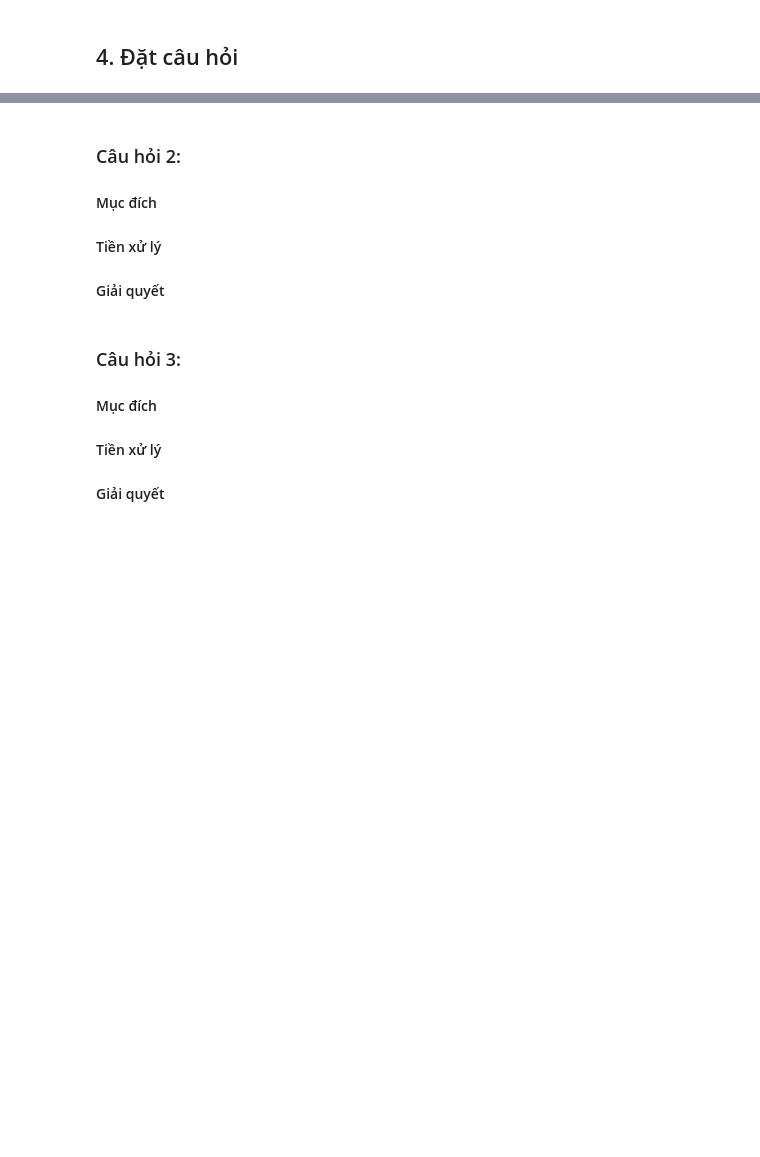
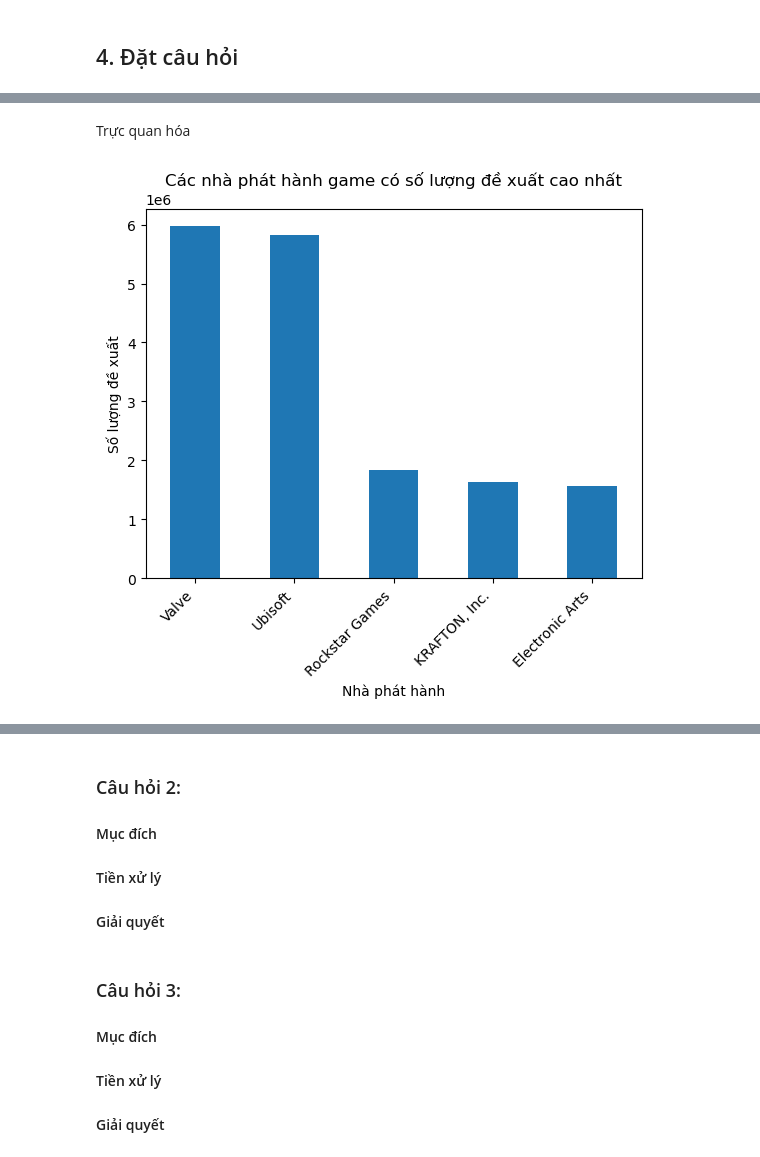
Before and after one commit to NamPhuonn/Final_project_data_science, a Jupyter notebook: final_project.ipynb, the cells around one changed output, grey strips where cells are left out. Cells and saved outputs as stored; diff of their text form; code cells hidden in the pictures; blank space fills up the shorter version.

```diff
--- a/final_project.ipynb
+++ b/final_project.ipynb
@@ -298,0 +306,9 @@ cat_col_info_df
+# %%
+publisher_recommendations = game_df.groupby('Publishers')['Recommendations'].sum()
+
+# Xác định top nhà phát hành
+top_publishers = publisher_recommendations.nlargest(5).index
+
+# Lấy top 5 nhà phát hành
+top_5_publishers = publisher_recommendations.sort_values(ascending=False).head(5)
+top_5_publishers
@@ -298,0 +323,11 @@ cat_col_info_df
+# %% [markdown]
+Trực quan hóa
+# %%
+top_5_publishers.plot(kind='bar')
+plt.title('Các nhà phát hành game có số lượng đề xuất cao nhất')
+plt.xlabel('Nhà phát hành')
+plt.ylabel('Số lượng đề xuất')
+plt.xticks(rotation=45, ha='right')
+plt.show()
+# %% [output]
+[figure, added]
```
Also changed, not shown: parts of 9 cells of this notebook.
